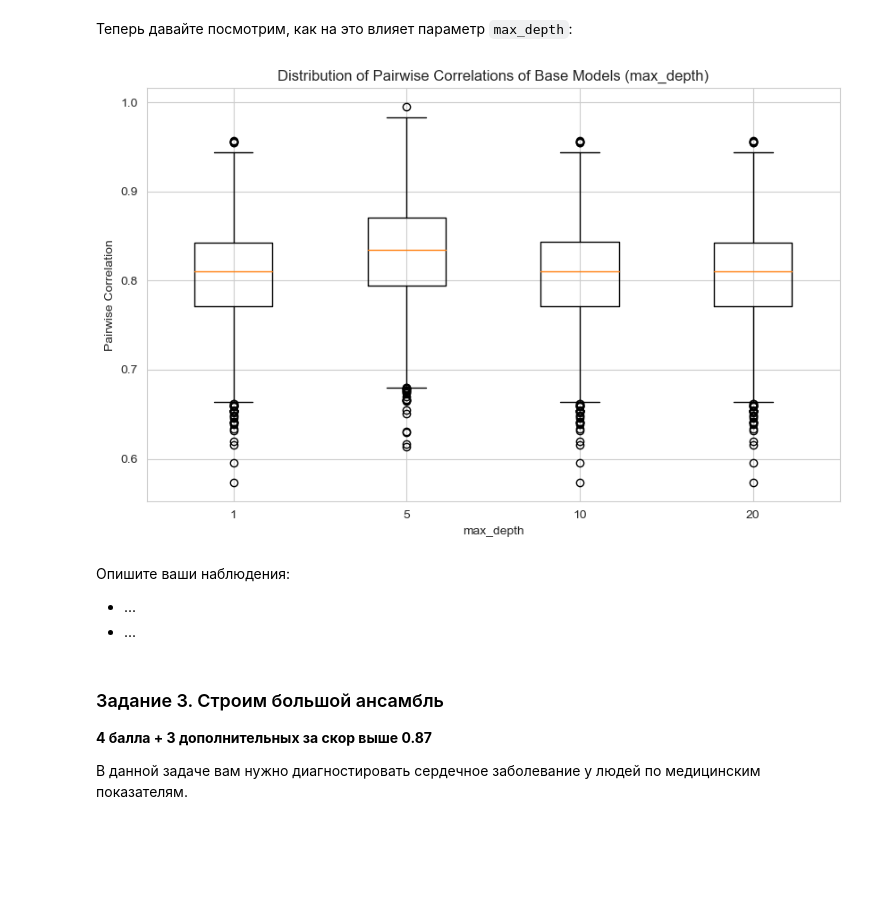
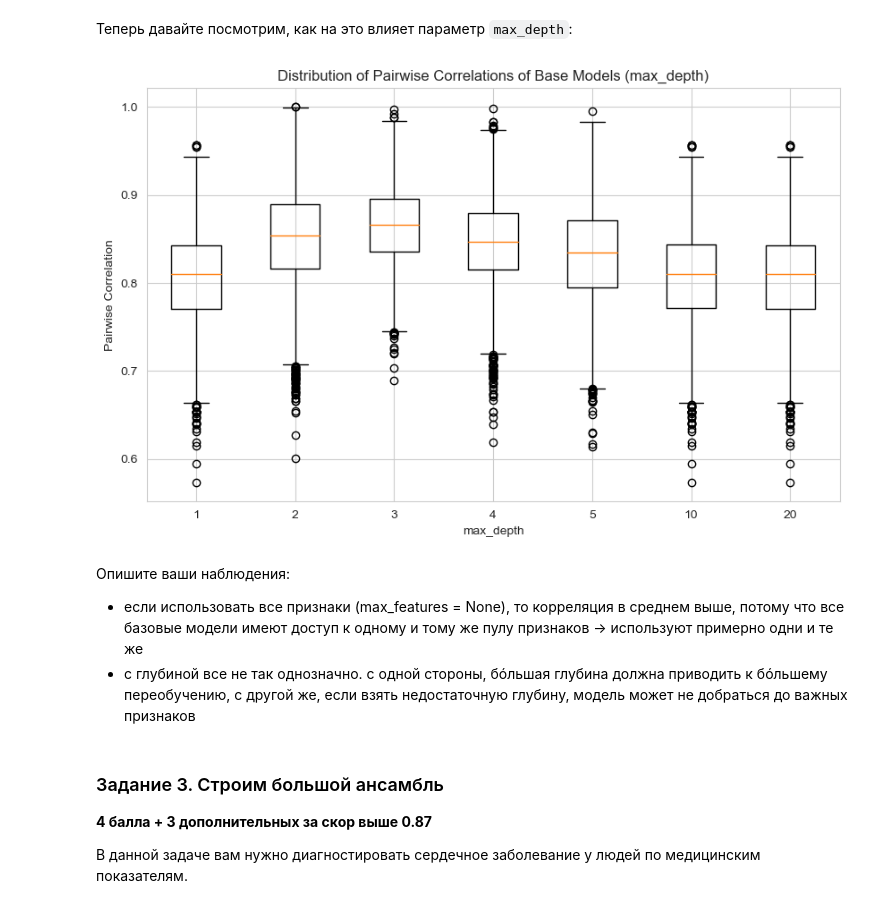
Before and after one commit to NSapozhnikov/BI-ml-2024, a Jupyter notebook: lecture_5_ensemples/homework/Ensembles.ipynb, the cells around one changed output. Saved outputs shown, nothing was run; the diff lists cells and outputs as text; code cells hidden in the pictures; blank space fills up the shorter version.

```diff
--- a/lecture_5_ensemples/homework/Ensembles.ipynb
+++ b/lecture_5_ensemples/homework/Ensembles.ipynb
@@ -314,28 +314,28 @@ plt.show()
 # %% [markdown]
 Теперь давайте посмотрим, как на это влияет параметр `max_depth`:
 # %%
-max_depth_values = [None, 5, 10, 20]
+max_depth_values = [None, 2, 3, 4, 5, 10, 20]
 
 correlation_values_depth = []
 for max_depth in max_depth_values:
     clf_depth = RandomForestClassifier(n_estimators=100, max_depth=max_depth, random_state=42)
     clf_depth.fit(X_train, y_train)
     corrs_depth = base_model_pair_correlation(clf_depth, X_test)
     correlation_values_depth.append(corrs_depth)
 
 plt.figure(figsize=(10, 6))
 plt.boxplot(correlation_values_depth, labels=max_depth_values)
 plt.title('Distribution of Pairwise Correlations of Base Models (max_depth)')
 plt.xlabel('max_depth')
 plt.ylabel('Pairwise Correlation')
 plt.show()
 # %% [output]
-[figure, old version]
+[figure, new version]
 # %% [markdown]
 Опишите ваши наблюдения:
 
-* ...
-* ...
+* если использовать все признаки (max_features = None), то корреляция в среднем выше, потому что все базовые модели имеют доступ к одному и тому же пулу признаков -> используют примерно одни и те же
+* с глубиной все не так однозначно. с одной стороны, бóльшая глубина должна приводить к бóльшему переобучению, с другой же, если взять недостаточную глубину, модель может не добраться до важных признаков
 # %% [markdown]
 ### Задание 3. Строим большой ансамбль
 
```
Also changed, not shown: parts of 1 cell of this notebook.
